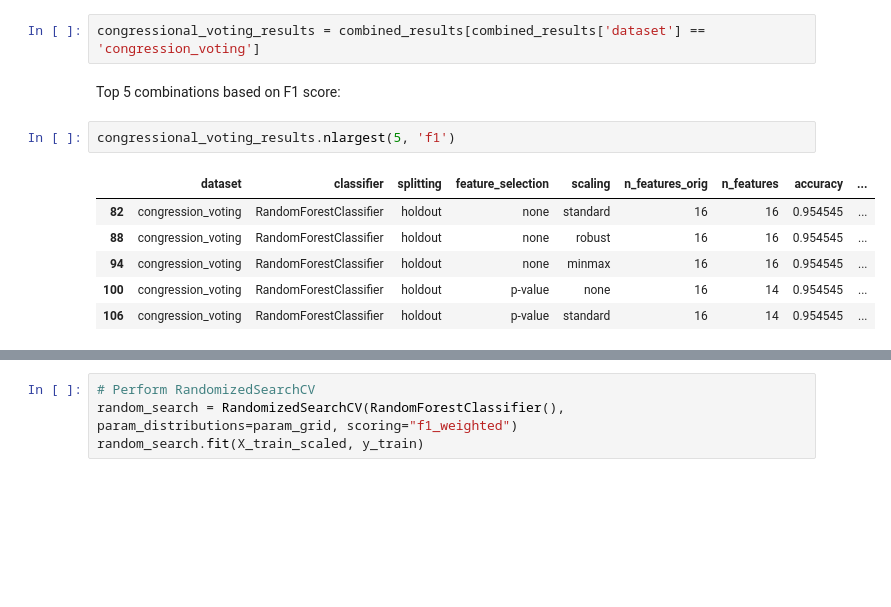
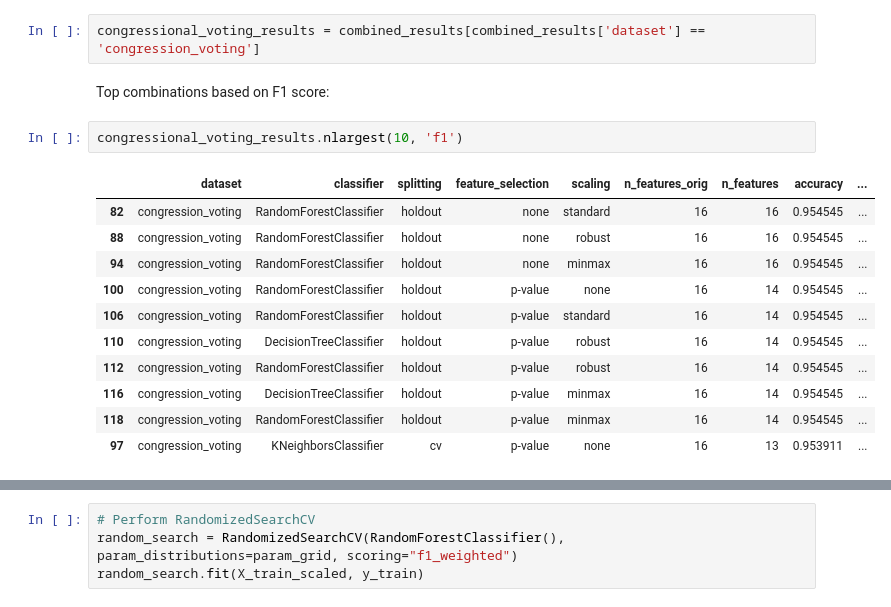
Before and after one commit to izsom/MachineLearning23ws, a Jupyter notebook: Exercise1/parameter_tuning.ipynb, the cells around one changed output, grey strips where cells are left out. Cells and saved outputs as stored; diff of their text form; blank space fills up the shorter version.

```diff
--- a/Exercise1/parameter_tuning.ipynb
+++ b/Exercise1/parameter_tuning.ipynb
@@ -31,13 +23,18 @@ combined_results = pd.read_csv('data/combined_results.csv')
 # %%
 congressional_voting_results = combined_results[combined_results['dataset'] == 'congression_voting']
 # %% [markdown]
-Top 5 combinations based on F1 score:
+Top combinations based on F1 score:
 # %%
-congressional_voting_results.nlargest(5, 'f1')
+congressional_voting_results.nlargest(10, 'f1')
 # %% [output]
 |  | dataset | classifier | splitting | feature_selection | scaling | n_features_orig | n_features | accuracy | ... |
 | 82 | congression_voting | RandomForestClassifier | holdout | none | standard | 16 | 16 | 0.954545 | ... |
 | 88 | congression_voting | RandomForestClassifier | holdout | none | robust | 16 | 16 | 0.954545 | ... |
 | 94 | congression_voting | RandomForestClassifier | holdout | none | minmax | 16 | 16 | 0.954545 | ... |
 | 100 | congression_voting | RandomForestClassifier | holdout | p-value | none | 16 | 14 | 0.954545 | ... |
 | 106 | congression_voting | RandomForestClassifier | holdout | p-value | standard | 16 | 14 | 0.954545 | ... |
+| 110 | congression_voting | DecisionTreeClassifier | holdout | p-value | robust | 16 | 14 | 0.954545 | ... |
+| 112 | congression_voting | RandomForestClassifier | holdout | p-value | robust | 16 | 14 | 0.954545 | ... |
+| 116 | congression_voting | DecisionTreeClassifier | holdout | p-value | minmax | 16 | 14 | 0.954545 | ... |
+| 118 | congression_voting | RandomForestClassifier | holdout | p-value | minmax | 16 | 14 | 0.954545 | ... |
+| 97 | congression_voting | KNeighborsClassifier | cv | p-value | none | 16 | 13 | 0.953911 | ... |
```
Also changed, not shown: parts of 24 cells of this notebook, 2 other files.
